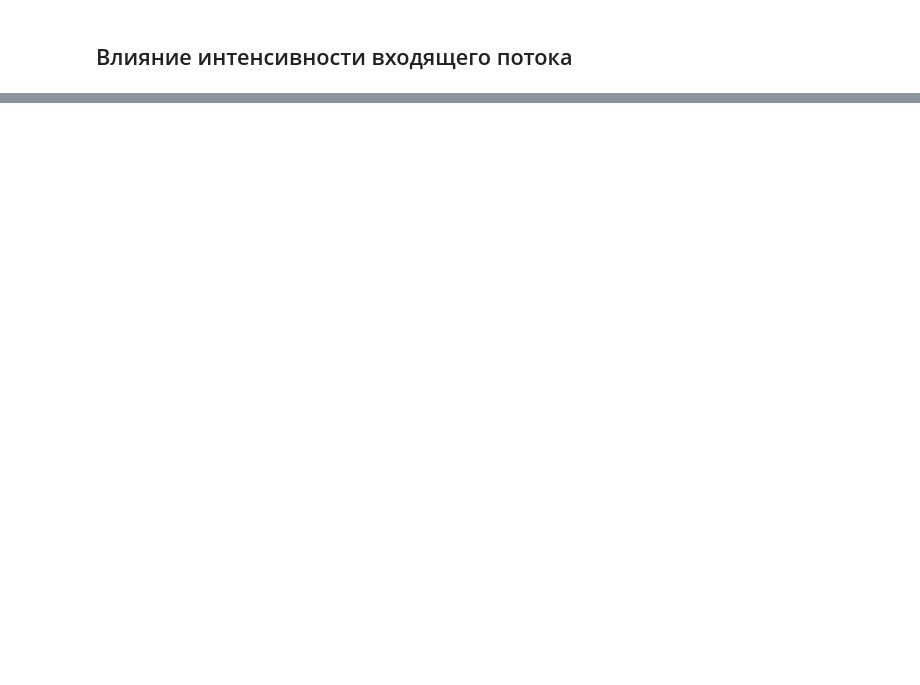
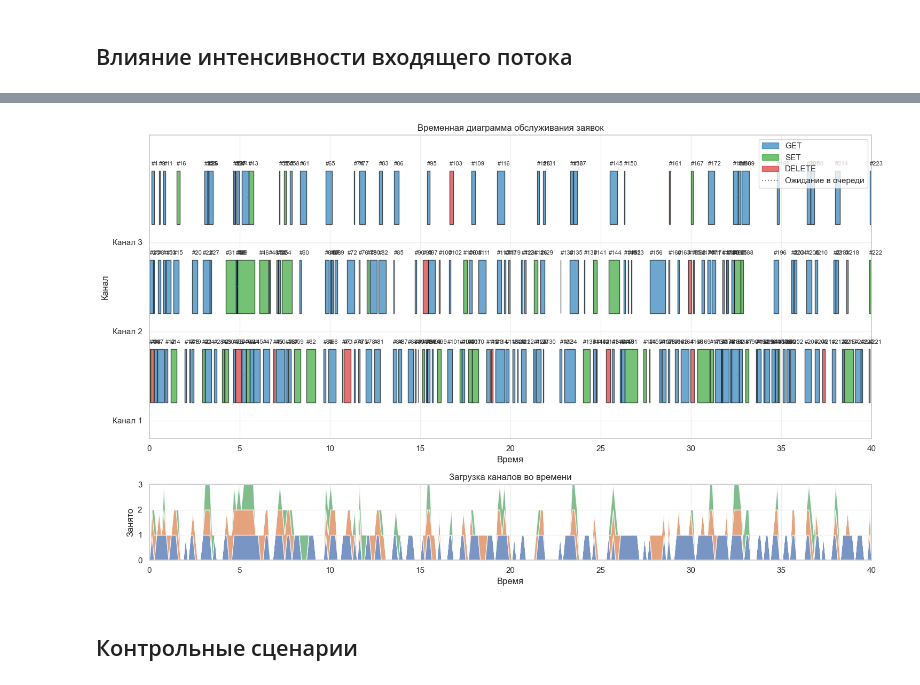
Before and after one commit to Claucdan/Queuing-Theory-ITMO-2026, a Jupyter notebook: labs/lab-2/lab2_experiments.ipynb, the cells around one changed output, grey strips where cells are left out. Saved outputs shown, nothing was run; the diff lists cells and outputs as text; code cells hidden in the pictures; blank space fills up the shorter version.

```diff
--- a/labs/lab-2/lab2_experiments.ipynb
+++ b/labs/lab-2/lab2_experiments.ipynb
@@ -692,0 +256,8 @@ plot_timeline_mm_n(timeline_result, T=30, n_channels=3)
+# %%
+rows = []
+for current_lambda in np.linspace(4.0, 18.0, 8):
+    sim_summary = aggregate_replications(float(current_lambda), mu_rpc, mu_resp, n_channels, simulation_time, database_size, replications, BASE_SEED + int(current_lambda * 100))
+    theory_summary = theoretical_characteristics(float(current_lambda), mu_eff, n_channels)
+    rows.append({"lambda": float(current_lambda), "sim_Wq": sim_summary["mean_wait_time"], "theory_Wq": theory_summary["W_q"], "sim_Lq": sim_summary["mean_queue_length"], "theory_Lq": theory_summary["L_q"], "sim_utilization": sim_summary["utilization"], "theory_utilization": theory_summary["utilization"]})
+lambda_results = pd.DataFrame(rows)
+lambda_results
@@ -692,0 +310,10 @@ plot_timeline_mm_n(timeline_result, T=30, n_channels=3)
+# %%
+rows = []
+for idx, scale in enumerate([0.75, 0.90, 1.00, 1.10, 1.25, 1.50]):
+    current_mean_service = estimate_mean_service_time(mu_rpc, mu_resp, database_size, seed=BASE_SEED + 2000 + idx, service_rate_scale=float(scale))
+    current_mu_eff = 1.0 / current_mean_service
+    sim_summary = aggregate_replications(lam, mu_rpc, mu_resp, n_channels, simulation_time, database_size, replications, BASE_SEED + 500 * idx, service_rate_scale=float(scale))
+    theory_summary = theoretical_characteristics(lam, current_mu_eff, n_channels)
+    rows.append({"mu_eff": current_mu_eff, "service_rate_scale": float(scale), "sim_Wq": sim_summary["mean_wait_time"], "theory_Wq": theory_summary["W_q"], "sim_Lq": sim_summary["mean_queue_length"], "theory_Lq": theory_summary["L_q"], "sim_utilization": sim_summary["utilization"], "theory_utilization": theory_summary["utilization"]})
+mu_results = pd.DataFrame(rows).sort_values("mu_eff").reset_index(drop=True)
+mu_results
@@ -692,0 +373,51 @@ plot_timeline_mm_n(timeline_result, T=30, n_channels=3)
+# %%
+def plot_timeline_mm_n(result: dict, horizon: float, n_channels: int):
+    requests_info = [req for req in result["requests_info"] if req["arrival_time"] <= horizon]
+    colors = {"GET": "#1f77b4", "SET": "#2ca02c", "DELETE": "#d62728"}
+    fig, (ax1, ax2) = plt.subplots(2, 1, figsize=(15, 9), gridspec_kw={"height_ratios": [4, 1]})
+    channel_requests = {i: [] for i in range(n_channels)}
+    for req in requests_info:
+        channel_requests[req["channel"]].append(req)
+    for channel in range(n_channels):
+        for req in channel_requests[channel]:
+            if req["start_time"] > horizon:
+                continue
+            visible_end = min(req["end_time"], horizon)
+            rect = Rectangle((req["start_time"], channel + 0.2), visible_end - req["start_time"], 0.6, facecolor=colors[req["command"]], edgecolor="black", alpha=0.65)
+            ax1.add_patch(rect)
+            ax1.text(req["start_time"], channel + 0.85, f"#{req['id']}", fontsize=8, ha="left", va="bottom")
+            if req["wait_time"] > 0:
+                ax1.plot([req["arrival_time"], req["start_time"]], [channel + 0.5, channel + 0.5], color="gray", linestyle=":", linewidth=1.2)
+    ax1.set_xlim(0, horizon)
+    ax1.set_ylim(-0.2, n_channels + 0.2)
+    ax1.set_yticks(range(n_channels))
+    ax1.set_yticklabels([f"Канал {idx + 1}" for idx in range(n_channels)])
+    ax1.set_xlabel("Время")
+    ax1.set_ylabel("Канал")
+    ax1.set_title("Временная диаграмма обслуживания заявок")
+    ax1.grid(True, alpha=0.3)
+    legend_handles = [mpatches.Patch(color=color, label=label, alpha=0.65) for label, color in colors.items()]
+    legend_handles.append(plt.Line2D([0], [0], color="gray", linestyle=":", label="Ожидание в очереди"))
+    ax1.legend(handles=legend_handles, loc="upper right")
+    time_grid = np.linspace(0, horizon, 300)
+    channel_loads = [[] for _ in range(n_channels)]
+    for t in time_grid:
+        for channel in range(n_channels):
+            busy = any(req["start_time"] <= t <= req["end_time"] for req in channel_requests[channel])
+            channel_loads[channel].append(1 if busy else 0)
+    ax2.stackplot(time_grid, channel_loads, labels=[f"Канал {idx + 1}" for idx in range(n_channels)], alpha=0.75)
+    ax2.set_xlim(0, horizon)
+    ax2.set_ylim(0, n_channels)
+    ax2.set_xlabel("Время")
+    ax2.set_ylabel("Занято")
+    ax2.set_title("Загрузка каналов во времени")
+    ax2.grid(True, alpha=0.3)
+    plt.tight_layout()
+    plt.show()
+
+timeline_run = simulate_mm_n_infinity(5.0, mu_rpc, mu_resp, 3, 40.0, database_size, BASE_SEED + 2024, track_requests=True)
+plot_timeline_mm_n(timeline_run, 40.0, 3)
+# %% [output]
+[figure, added]
+# %% [markdown]
+## Контрольные сценарии
```
Also changed, not shown: parts of 56 cells of this notebook, 1 other file.
